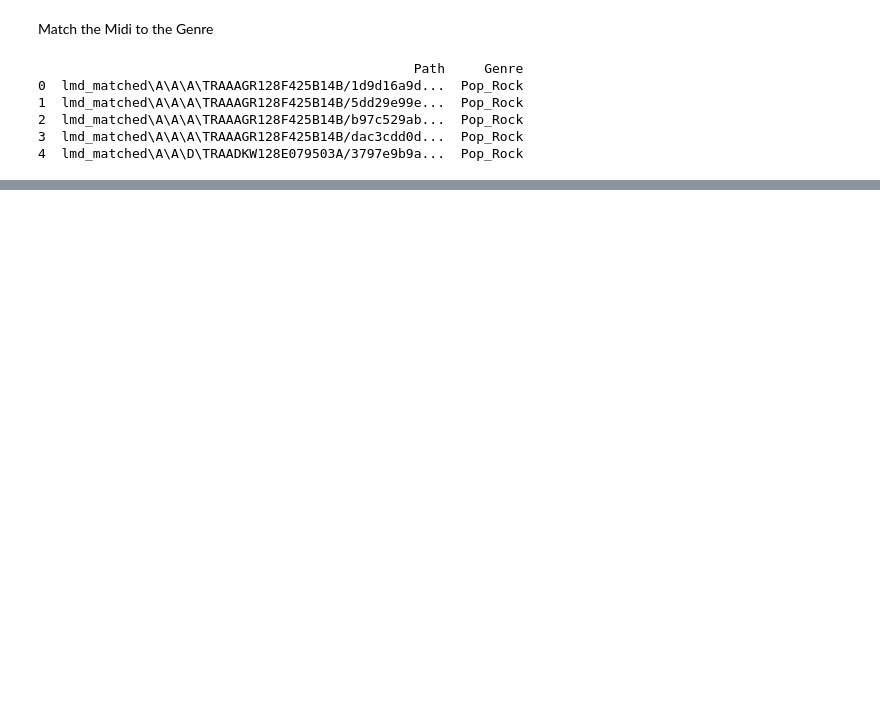
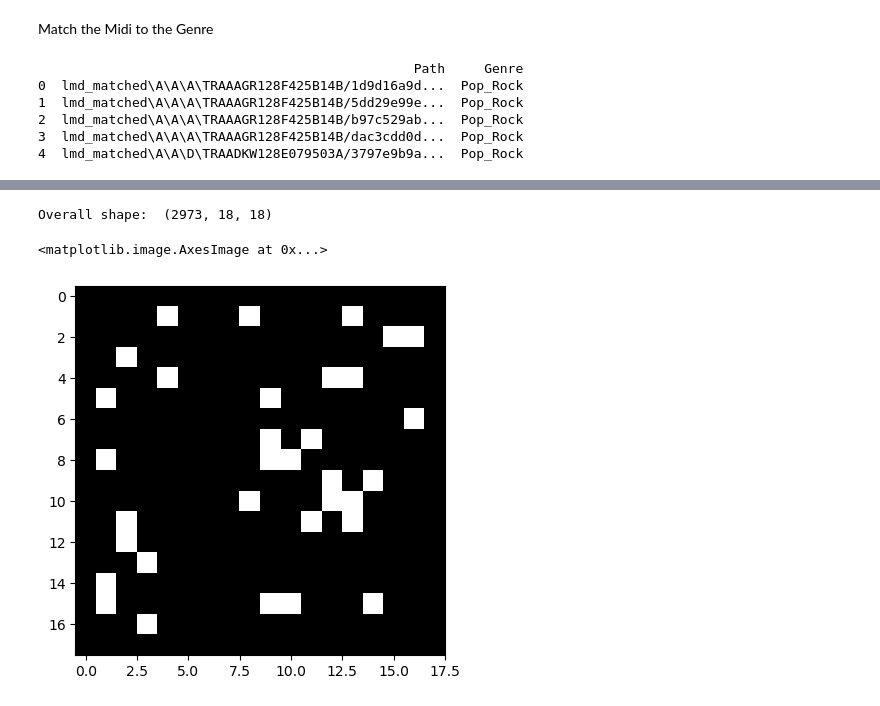
Before and after one commit to AmesRupnick/MidiClassification, a Jupyter notebook: Genre Classifier.ipynb, the cells around one changed output, grey strips where cells are left out. Drawn from its saved outputs; the diff is of its cells as text; code cells hidden in the pictures; blank space fills up the shorter version.

```diff
--- a/Genre Classifier.ipynb
+++ b/Genre Classifier.ipynb
@@ -625,0 +705,21 @@ Accuracy of the NN None: 0.742603550295858
+# %%
+train_dataset3D = []
+for image in train_dataset:
+    #R, G, B = image[:,:,0], image[:,:,1],  image[:,:,2]
+    gray_image = gray(image)
+    blur_image = gaussian_filter(gray_image, sigma=1)
+    laplacian_image = laplacian_filter(blur_image)
+    edges = zero_crossings(laplacian_image)
+    train_dataset3D.append(edges)
+
+    # Convert the list of images to a numpy array
+train_dataset3D = np.array(train_dataset3D)
+
+print("Overall shape: ", train_dataset3D.shape)
+# %% [output]
+Overall shape:  (2973, 18, 18)
+# %%
+plt.imshow(train_dataset3D[1], cmap = "gray")
+# %% [output]
+<matplotlib.image.AxesImage at 0x...>
+[figure, added]
```
Also changed, not shown: parts of 40 cells of this notebook, 6 other files.
